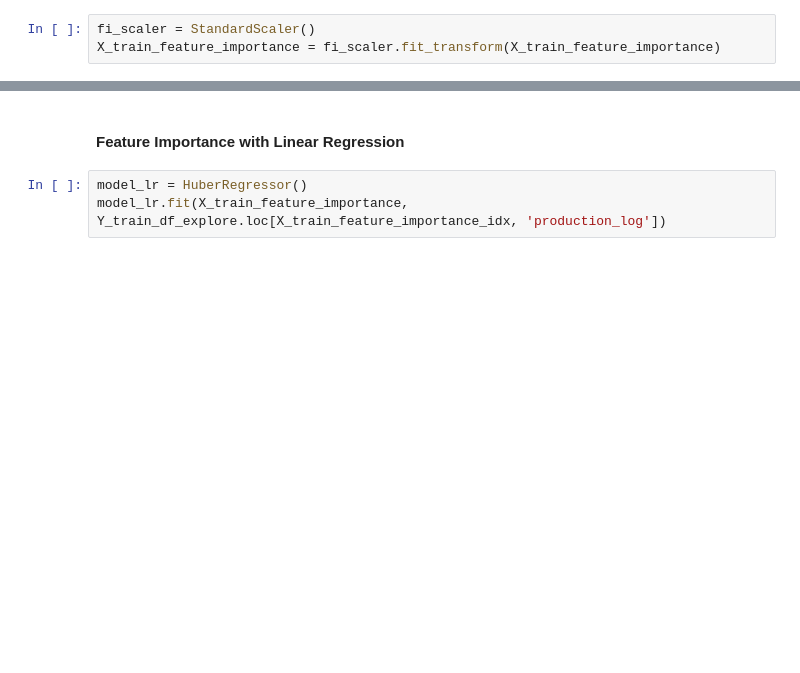
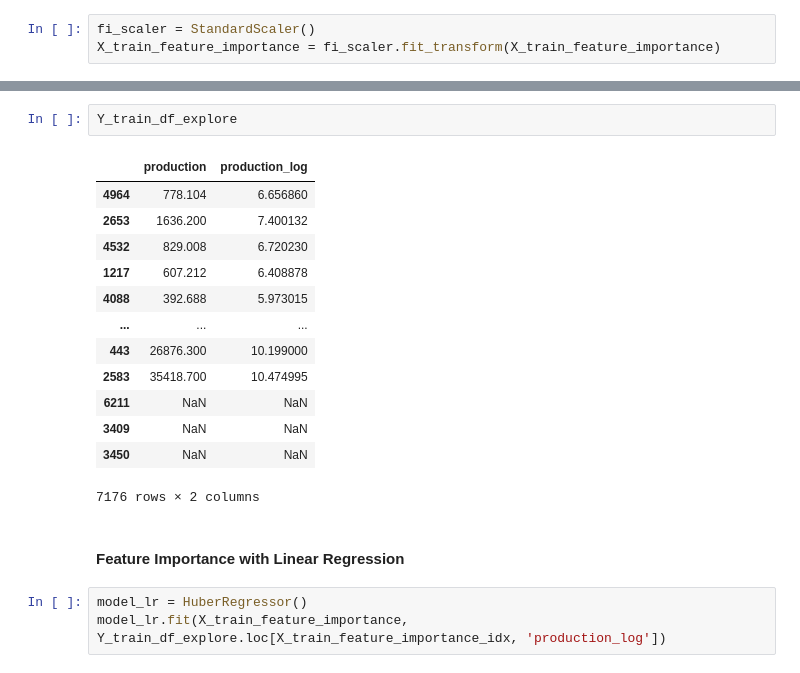
Before and after one commit to Savitar-Hub/sales-forecasting, a Jupyter notebook: wine-production/1. Exploratory Data Analysis.ipynb, the cells around one changed output, grey strips where cells are left out. Cells and saved outputs as stored; diff of their text form; blank space fills up the shorter version.

```diff
--- a/wine-production/1. Exploratory Data Analysis.ipynb
+++ b/wine-production/1. Exploratory Data Analysis.ipynb
@@ -1040,3 +1054,19 @@ Name: production_log, dtype: float64
+# %%
+Y_train_df_explore
+# %% [output]
+|  | production | production_log |
+| 4964 | 778.104 | 6.656860 |
+| 2653 | 1636.200 | 7.400132 |
+| 4532 | 829.008 | 6.720230 |
+| 1217 | 607.212 | 6.408878 |
+| 4088 | 392.688 | 5.973015 |
+| ... | ... | ... |
+| 443 | 26876.300 | 10.199000 |
+| 2583 | 35418.700 | 10.474995 |
+| 6211 | NaN | NaN |
+| 3409 | NaN | NaN |
+| 3450 | NaN | NaN |
+7176 rows × 2 columns
 # %% [markdown]
 #### Feature Importance with Linear Regression
 # %%
```
Also changed, not shown: parts of 14 cells of this notebook, 1 other file.
